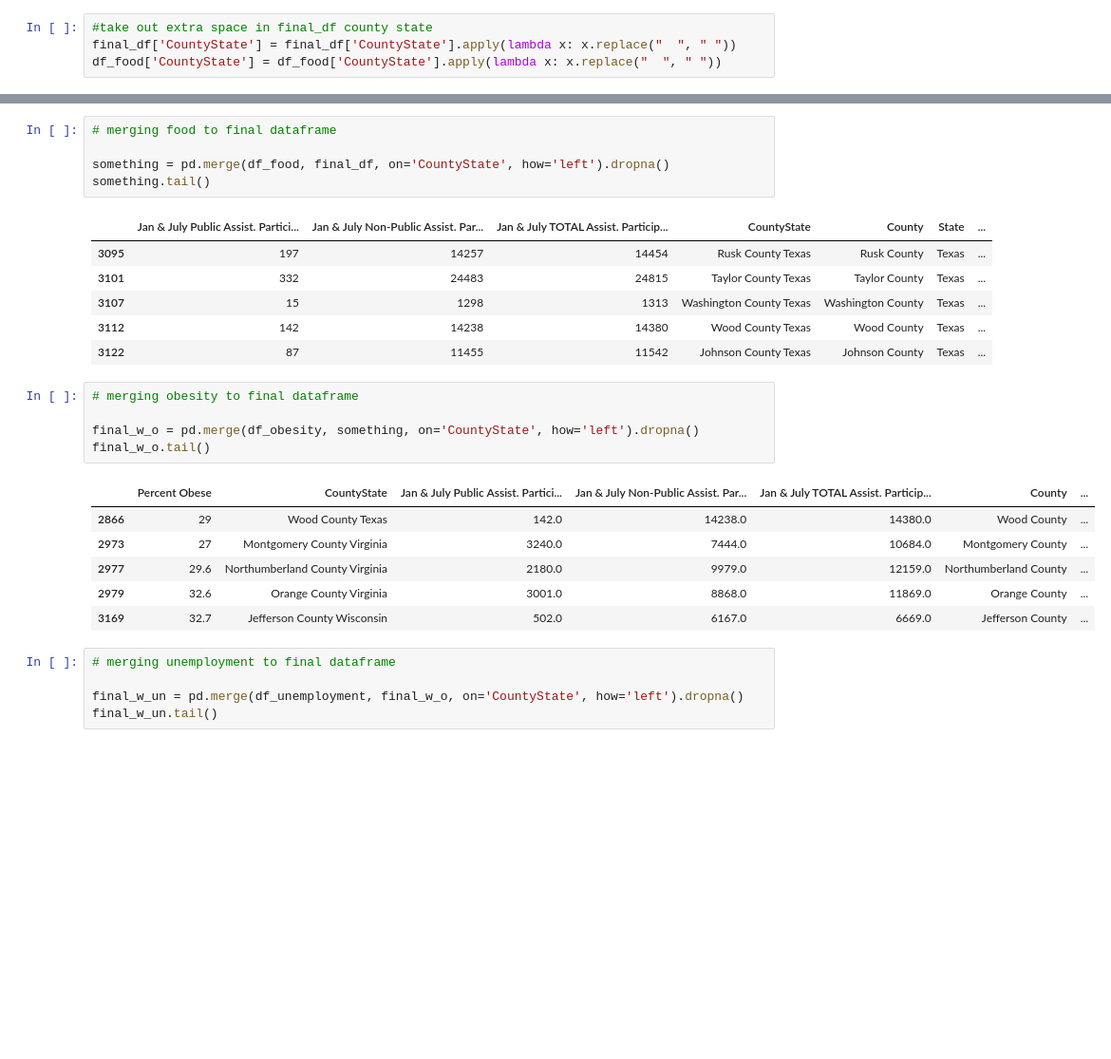
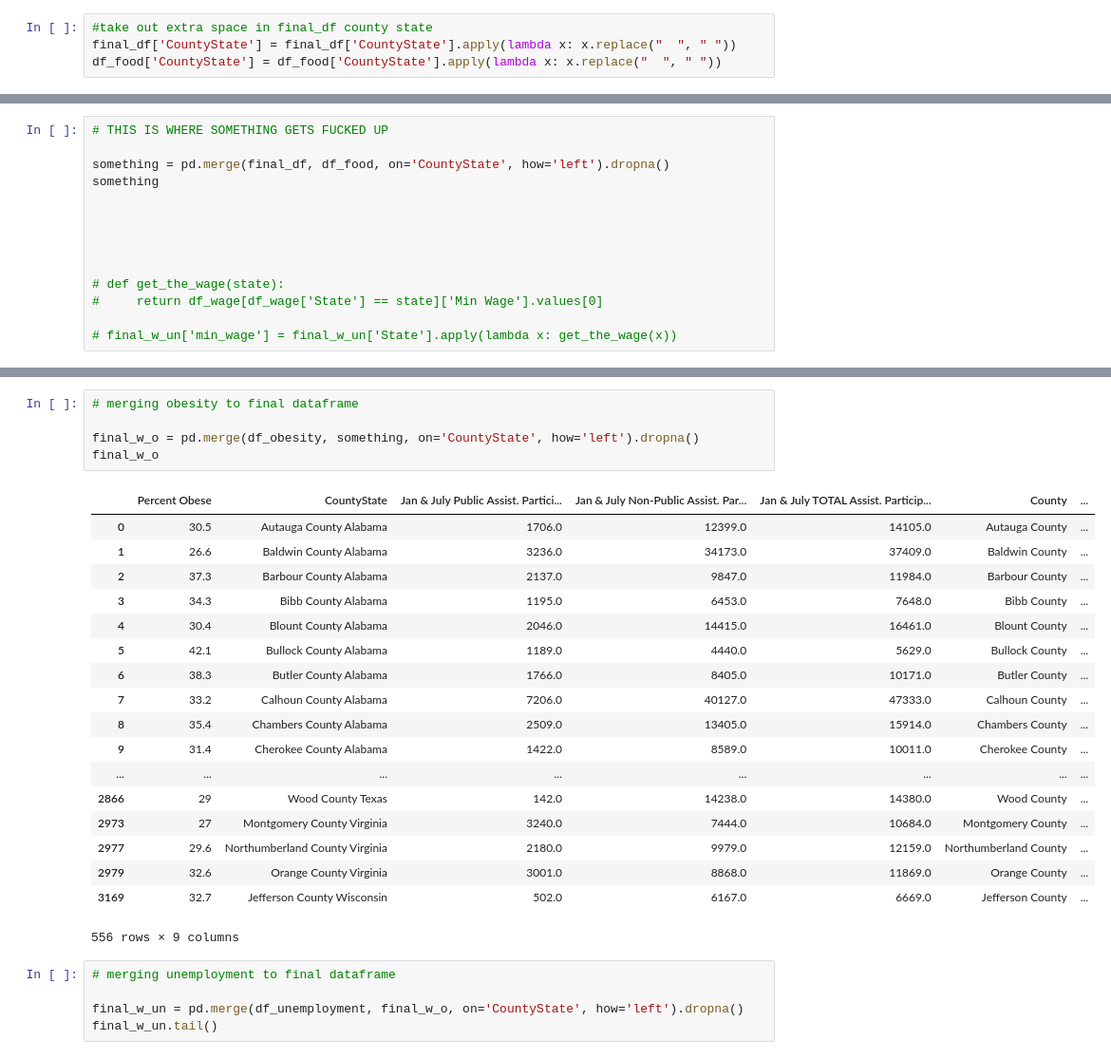
Before and after one commit to aulorbe/Life-Expectancy-In-The-US, a Jupyter notebook: real_dataframe_FINAL.ipynb, the cells around one changed output, grey strips where cells are left out. Shown at 95% size. Drawn from its saved outputs; the diff is of its cells as text; blank space fills up the shorter version.

Commit message:
trying to figure out issue w/food stamps dataframe

```diff
--- a/real_dataframe_FINAL.ipynb
+++ b/real_dataframe_FINAL.ipynb
@@ -86,0 +161,14 @@ final_df.tail()
+# %%
+# THIS IS WHERE SOMETHING GETS FUCKED UP
+
+something = pd.merge(final_df, df_food, on='CountyState', how='left').dropna()
+something
+
+
+
+
+
+# def get_the_wage(state):
+#     return df_wage[df_wage['State'] == state]['Min Wage'].values[0]
+
+# final_w_un['min_wage'] = final_w_un['State'].apply(lambda x: get_the_wage(x))
@@ -87,27 +194,27 @@ final_df.tail()
 # %%
-# merging food to final dataframe
+# merging obesity to final dataframe
 
-something = pd.merge(df_food, final_df, on='CountyState', how='left').dropna()
-something.tail()
+final_w_o = pd.merge(df_obesity, something, on='CountyState', how='left').dropna()
+final_w_o
 # %% [output]
-|  | Jan & July Public Assist. Partici... | Jan & July Non-Public Assist. Par... | Jan & July TOTAL Assist. Particip... | CountyState | County | State | ... |
-| 3095 | 197 | 14257 | 14454 | Rusk County Texas | Rusk County | Texas | ... |
-| 3101 | 332 | 24483 | 24815 | Taylor County Texas | Taylor County | Texas | ... |
-| 3107 | 15 | 1298 | 1313 | Washington County Texas | Washington County | Texas | ... |
-| 3112 | 142 | 14238 | 14380 | Wood County Texas | Wood County | Texas | ... |
-| 3122 | 87 | 11455 | 11542 | Johnson County Texas | Johnson County | Texas | ... |
+|  | Percent Obese | CountyState | Jan & July Public Assist. Partici... | Jan & July Non-Public Assist. Par... | Jan & July TOTAL Assist. Particip... | County | ... |
+| 0 | 30.5 | Autauga County Alabama | 1706.0 | 12399.0 | 14105.0 | Autauga County | ... |
+| 1 | 26.6 | Baldwin County Alabama | 3236.0 | 34173.0 | 37409.0 | Baldwin County | ... |
+| 2 | 37.3 | Barbour County Alabama | 2137.0 | 9847.0 | 11984.0 | Barbour County | ... |
+| 3 | 34.3 | Bibb County Alabama | 1195.0 | 6453.0 | 7648.0 | Bibb County | ... |
+| 4 | 30.4 | Blount County Alabama | 2046.0 | 14415.0 | 16461.0 | Blount County | ... |
+| 5 | 42.1 | Bullock County Alabama | 1189.0 | 4440.0 | 5629.0 | Bullock County | ... |
+| 6 | 38.3 | Butler County Alabama | 1766.0 | 8405.0 | 10171.0 | Butler County | ... |
+| 7 | 33.2 | Calhoun County Alabama | 7206.0 | 40127.0 | 47333.0 | Calhoun County | ... |
+| 8 | 35.4 | Chambers County Alabama | 2509.0 | 13405.0 | 15914.0 | Chambers County | ... |
+| 9 | 31.4 | Cherokee County Alabama | 1422.0 | 8589.0 | 10011.0 | Cherokee County | ... |
+| ... | ... | ... | ... | ... | ... | ... | ... |
+| 2866 | 29 | Wood County Texas | 142.0 | 14238.0 | 14380.0 | Wood County | ... |
+| 2973 | 27 | Montgomery County Virginia | 3240.0 | 7444.0 | 10684.0 | Montgomery County | ... |
+| 2977 | 29.6 | Northumberland County Virginia | 2180.0 | 9979.0 | 12159.0 | Northumberland County | ... |
+| 2979 | 32.6 | Orange County Virginia | 3001.0 | 8868.0 | 11869.0 | Orange County | ... |
+| 3169 | 32.7 | Jefferson County Wisconsin | 502.0 | 6167.0 | 6669.0 | Jefferson County | ... |
+556 rows × 9 columns
-# %%
-# merging obesity to final dataframe
-
-final_w_o = pd.merge(df_obesity, something, on='CountyState', how='left').dropna()
-final_w_o.tail()
-# %% [output]
-|  | Percent Obese | CountyState | Jan & July Public Assist. Partici... | Jan & July Non-Public Assist. Par... | Jan & July TOTAL Assist. Particip... | County | ... |
-| 2866 | 29 | Wood County Texas | 142.0 | 14238.0 | 14380.0 | Wood County | ... |
-| 2973 | 27 | Montgomery County Virginia | 3240.0 | 7444.0 | 10684.0 | Montgomery County | ... |
-| 2977 | 29.6 | Northumberland County Virginia | 2180.0 | 9979.0 | 12159.0 | Northumberland County | ... |
-| 2979 | 32.6 | Orange County Virginia | 3001.0 | 8868.0 | 11869.0 | Orange County | ... |
-| 3169 | 32.7 | Jefferson County Wisconsin | 502.0 | 6167.0 | 6669.0 | Jefferson County | ... |
 # %%
 # merging unemployment to final dataframe
 
```
Also changed, not shown: parts of 10 cells of this notebook, 2 other files.
